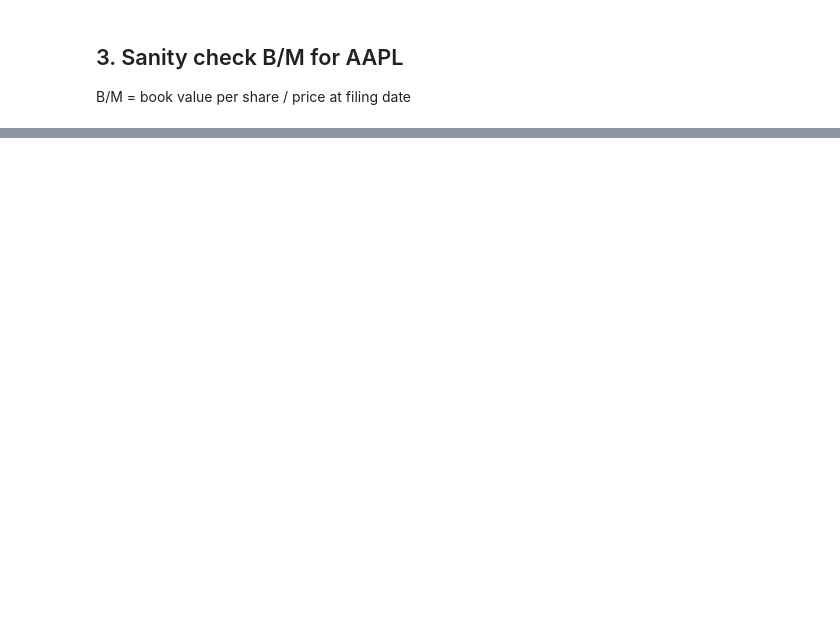
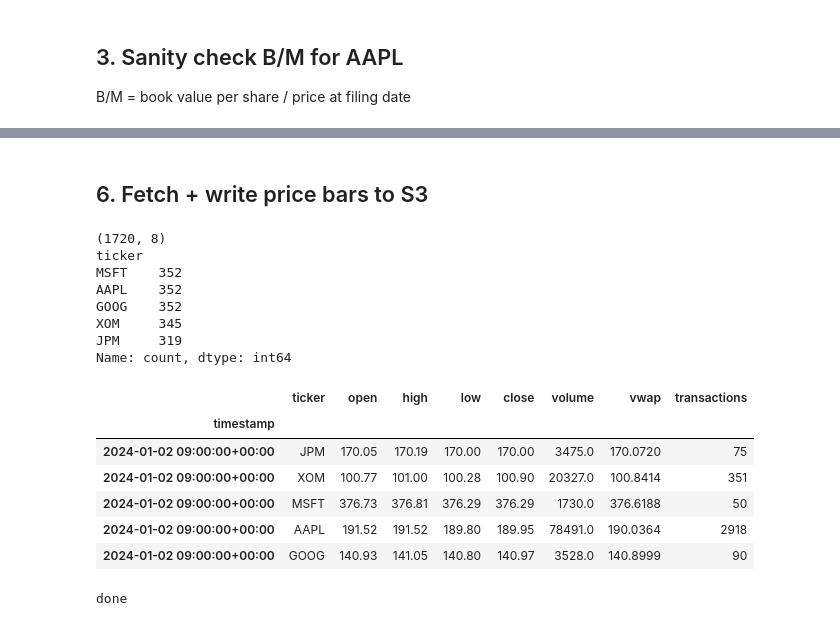
Before and after one commit to Andy-hzm/algo-trading, a Jupyter notebook: notebooks/01_polygon_exploration.ipynb, the cells around one changed output, grey strips where cells are left out. Cells and saved outputs as stored; diff of their text form; code cells hidden in the pictures; blank space fills up the shorter version.

```diff
--- a/notebooks/01_polygon_exploration.ipynb
+++ b/notebooks/01_polygon_exploration.ipynb
@@ -94,0 +263,32 @@ print(f'B/M: {bvps / price:.4f}' if price else 'no price')
+# %% [markdown]
+## 6. Fetch + write price bars to S3
+# %%
+# Small test batch first — 5 tickers, 1 month
+test_tickers = ['AAPL', 'MSFT', 'GOOG', 'JPM', 'XOM']
+
+bars = pc.get_bars_bulk(test_tickers, '2024-01-01', '2024-02-01')
+print(bars.shape)
+print(bars['ticker'].value_counts())
+bars.head()
+# %% [output]
+(1720, 8)
+ticker
+MSFT    352
+AAPL    352
+GOOG    352
+XOM     345
+JPM     319
+Name: count, dtype: int64
+|  | ticker | open | high | low | close | volume | vwap | transactions |
+| timestamp |  |  |  |  |  |  |  |  |
+| 2024-01-02 09:00:00+00:00 | JPM | 170.05 | 170.19 | 170.00 | 170.00 | 3475.0 | 170.0720 | 75 |
+| 2024-01-02 09:00:00+00:00 | XOM | 100.77 | 101.00 | 100.28 | 100.90 | 20327.0 | 100.8414 | 351 |
+| 2024-01-02 09:00:00+00:00 | MSFT | 376.73 | 376.81 | 376.29 | 376.29 | 1730.0 | 376.6188 | 50 |
+| 2024-01-02 09:00:00+00:00 | AAPL | 191.52 | 191.52 | 189.80 | 189.95 | 78491.0 | 190.0364 | 2918 |
+| 2024-01-02 09:00:00+00:00 | GOOG | 140.93 | 141.05 | 140.80 | 140.97 | 3528.0 | 140.8999 | 90 |
+# %%
+# Write to S3
+s3.write_bars(bars)
+print('done')
+# %% [output]
+done
```
Also changed, not shown: parts of 21 cells of this notebook, 4 other files.
